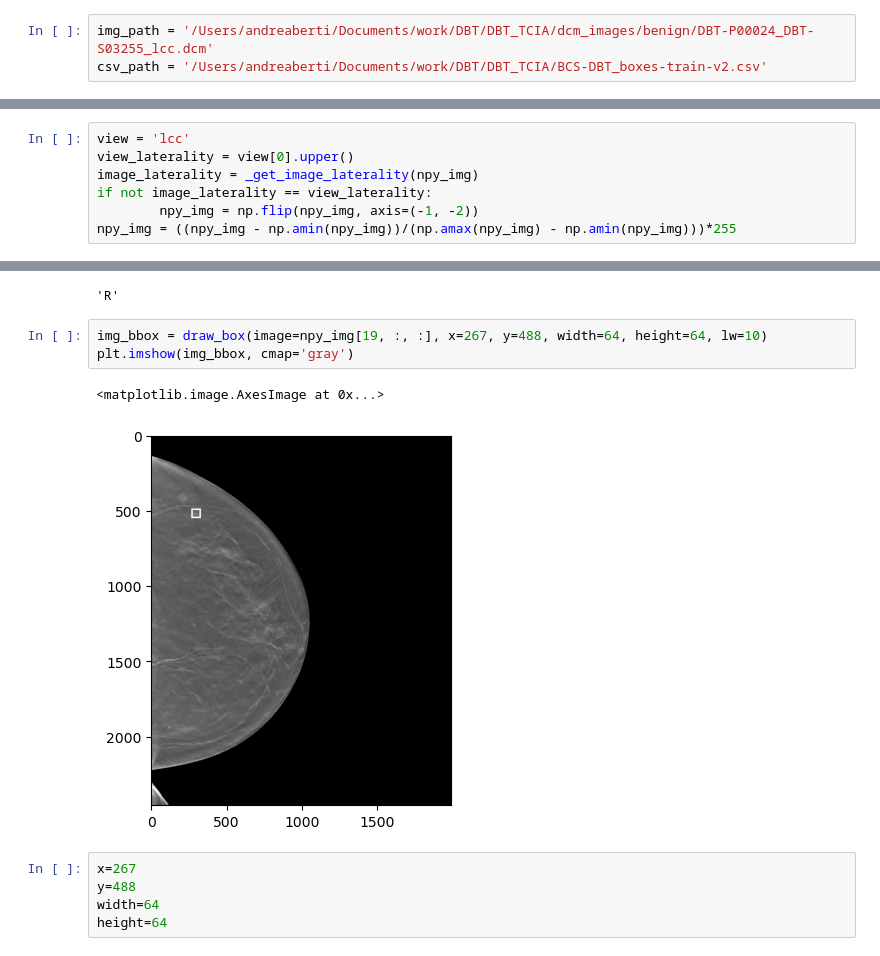
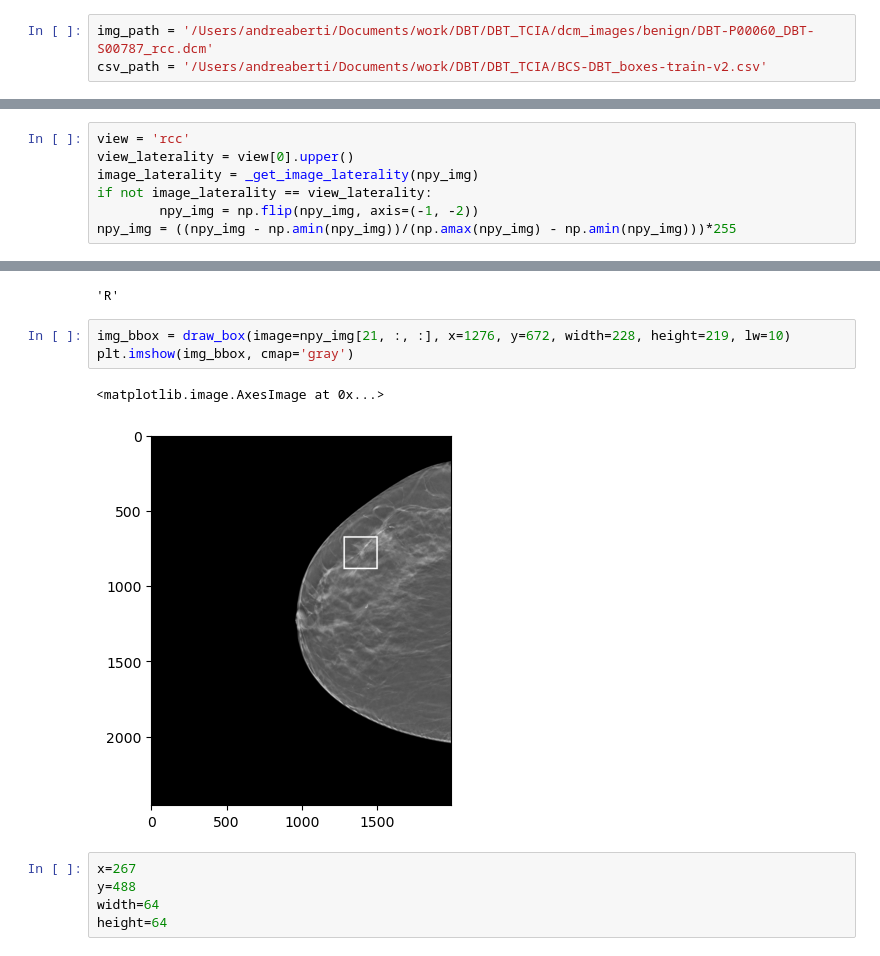
Before and after one commit to andreaberti11235/DBT_utils_script, a Jupyter notebook: dcm_to_png_crop_test.ipynb, the cells around one changed output, grey strips where cells are left out. Drawn from its saved outputs; the diff is of its cells as text.

```diff
--- a/dcm_to_png_crop_test.ipynb
+++ b/dcm_to_png_crop_test.ipynb
@@ -84,7 +84,7 @@ def idx_square_box(idx, og_size, new_size):
 # %% [markdown]
 ## Test on DBT-P00024_DBT-S03255_lcc image
 # %%
-img_path = '/Users/andreaberti/Documents/work/DBT/DBT_TCIA/dcm_images/benign/DBT-P00024_DBT-S03255_lcc.dcm'
+img_path = '/Users/andreaberti/Documents/work/DBT/DBT_TCIA/dcm_images/benign/DBT-P00060_DBT-S00787_rcc.dcm'
 csv_path = '/Users/andreaberti/Documents/work/DBT/DBT_TCIA/BCS-DBT_boxes-train-v2.csv'
 # %% [markdown]
 Open the csv with pandas
@@ -94,7 +94,7 @@ dcm_img = pydicom.dcmread(img_path)
 # %%
 npy_img = dcm_img.pixel_array
 # %%
-view = 'lcc'
+view = 'rcc'
 view_laterality = view[0].upper()
 image_laterality = _get_image_laterality(npy_img)
 if not image_laterality == view_laterality:
@@ -115,11 +115,11 @@ image_laterality
 # %% [output]
 'R'
 # %%
-img_bbox = draw_box(image=npy_img[19, :, :], x=267, y=488, width=64, height=64, lw=10)
+img_bbox = draw_box(image=npy_img[21, :, :], x=1276, y=672, width=228, height=219, lw=10)
 plt.imshow(img_bbox, cmap='gray')
 # %% [output]
 <matplotlib.image.AxesImage at 0x...>
-[figure, old version]
+[figure, new version]
 # %%
 x=267
 y=488
```
Also changed, not shown: parts of 1 cell of this notebook.
